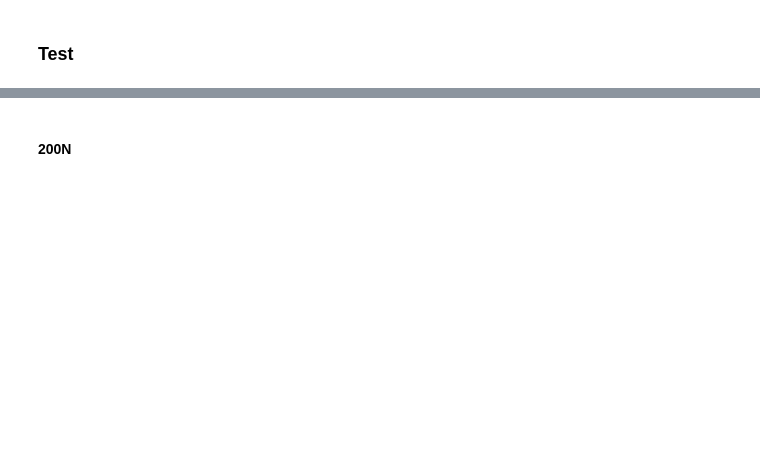
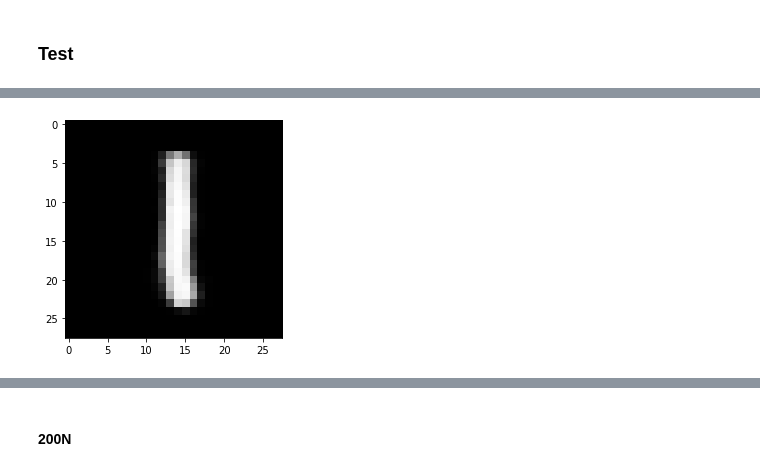
Before and after one commit to Steinz0/NN-from-scratch, a Jupyter notebook: experimentation.ipynb, the cells around one changed output, grey strips where cells are left out. Cells and saved outputs as stored; diff of their text form; code cells hidden in the pictures; blank space fills up the shorter version.

```diff
--- a/experimentation.ipynb
+++ b/experimentation.ipynb
@@ -641,0 +646,4 @@ show_usps(net100.forward(X_train_usps[20]))
+# %%
+show_mnist(net100.forward(mnist_train_X[8]))
+# %% [output]
+[figure, added]
```
Also changed, not shown: parts of 40 cells of this notebook, 3 other files.
